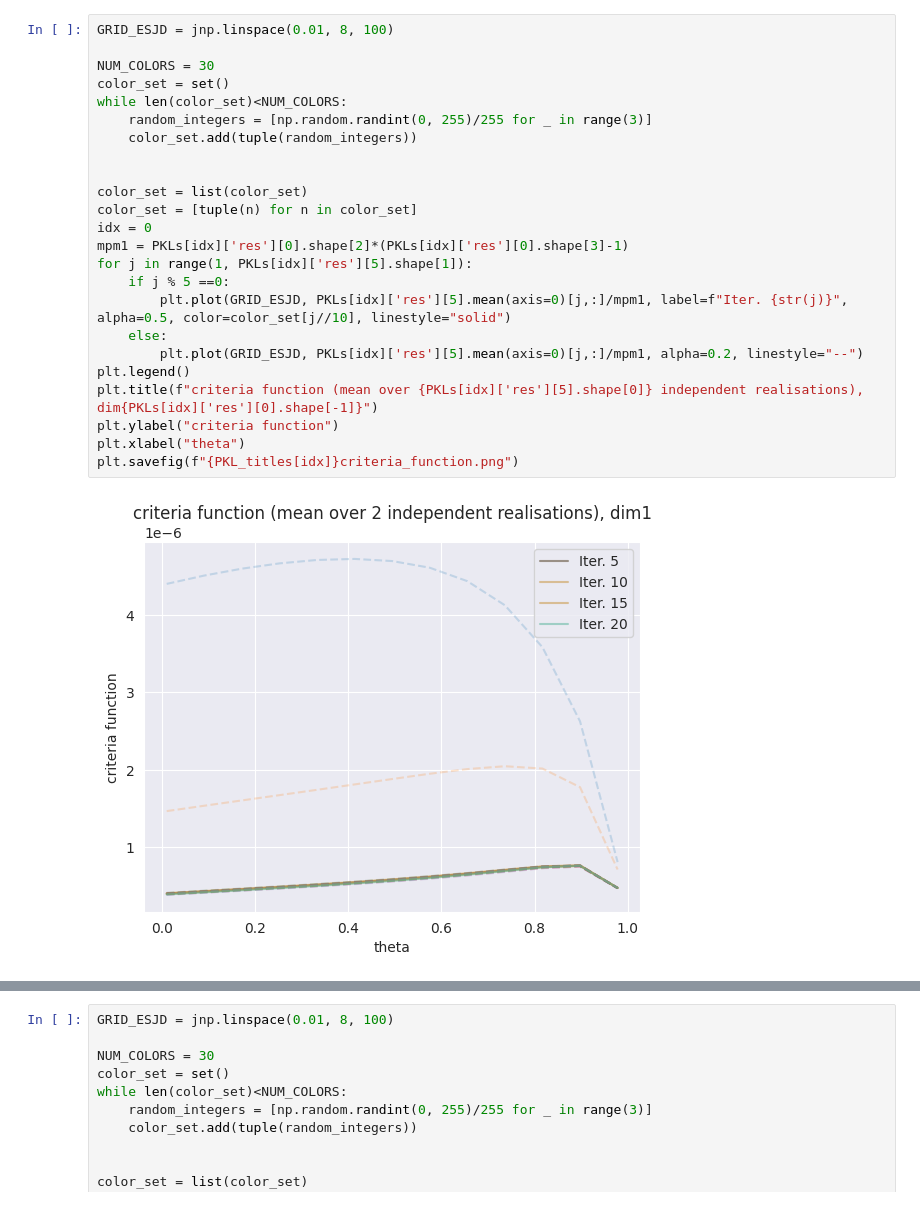
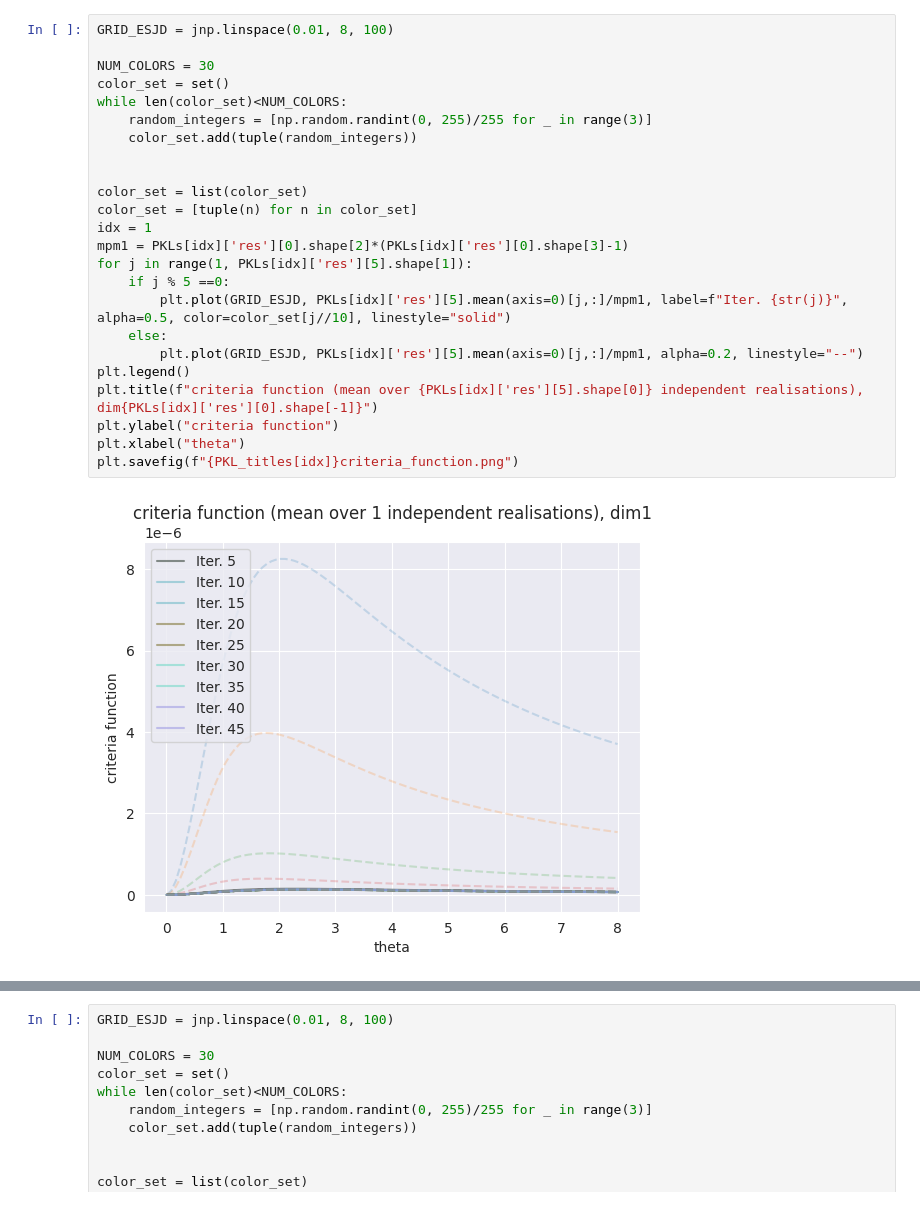
Before and after one commit to ylefay/adaptive_smc_tempering, a Jupyter notebook: adaptive_smc/experiments/read.ipynb, the cells around one changed output, grey strips where cells are left out. Drawn from its saved outputs; the diff is of its cells as text.

```diff
--- a/adaptive_smc/experiments/read.ipynb
+++ b/adaptive_smc/experiments/read.ipynb
@@ -19,29 +37,29 @@ PKL_titles
 # %%
 GRID_ESJD = jnp.linspace(0.01, 8, 100)
 
 NUM_COLORS = 30
 color_set = set()
 while len(color_set)<NUM_COLORS:
     random_integers = [np.random.randint(0, 255)/255 for _ in range(3)]
     color_set.add(tuple(random_integers))
 
 
 color_set = list(color_set)
 color_set = [tuple(n) for n in color_set]
-idx = 0
+idx = 1
 mpm1 = PKLs[idx]['res'][0].shape[2]*(PKLs[idx]['res'][0].shape[3]-1)
 for j in range(1, PKLs[idx]['res'][5].shape[1]):
     if j % 5 ==0:
         plt.plot(GRID_ESJD, PKLs[idx]['res'][5].mean(axis=0)[j,:]/mpm1, label=f"Iter. {str(j)}", alpha=0.5, color=color_set[j//10], linestyle="solid")
     else:
         plt.plot(GRID_ESJD, PKLs[idx]['res'][5].mean(axis=0)[j,:]/mpm1, alpha=0.2, linestyle="--")
 plt.legend()
 plt.title(f"criteria function (mean over {PKLs[idx]['res'][5].shape[0]} independent realisations), dim{PKLs[idx]['res'][0].shape[-1]}")
 plt.ylabel("criteria function")
 plt.xlabel("theta")
 plt.savefig(f"{PKL_titles[idx]}criteria_function.png")
 # %% [output]
-[figure, old version]
+[figure, new version]
 # %%
 for idx in range(n):
     plt.plot(np.mean(PKLs[idx]['res'][6], axis=0), label=f'{idx}, dim{PKLs[idx]['res'][0].shape[-1]}')
```
Also changed, not shown: parts of 11 cells of this notebook, 6 other files.
